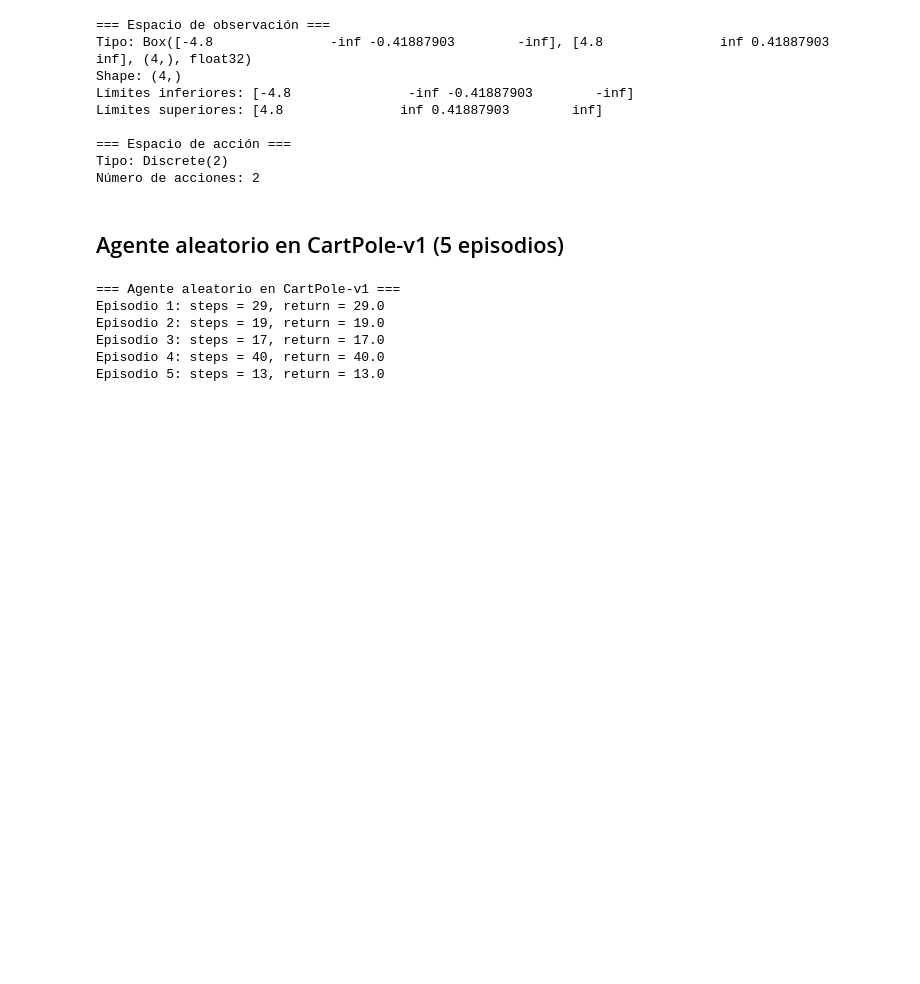
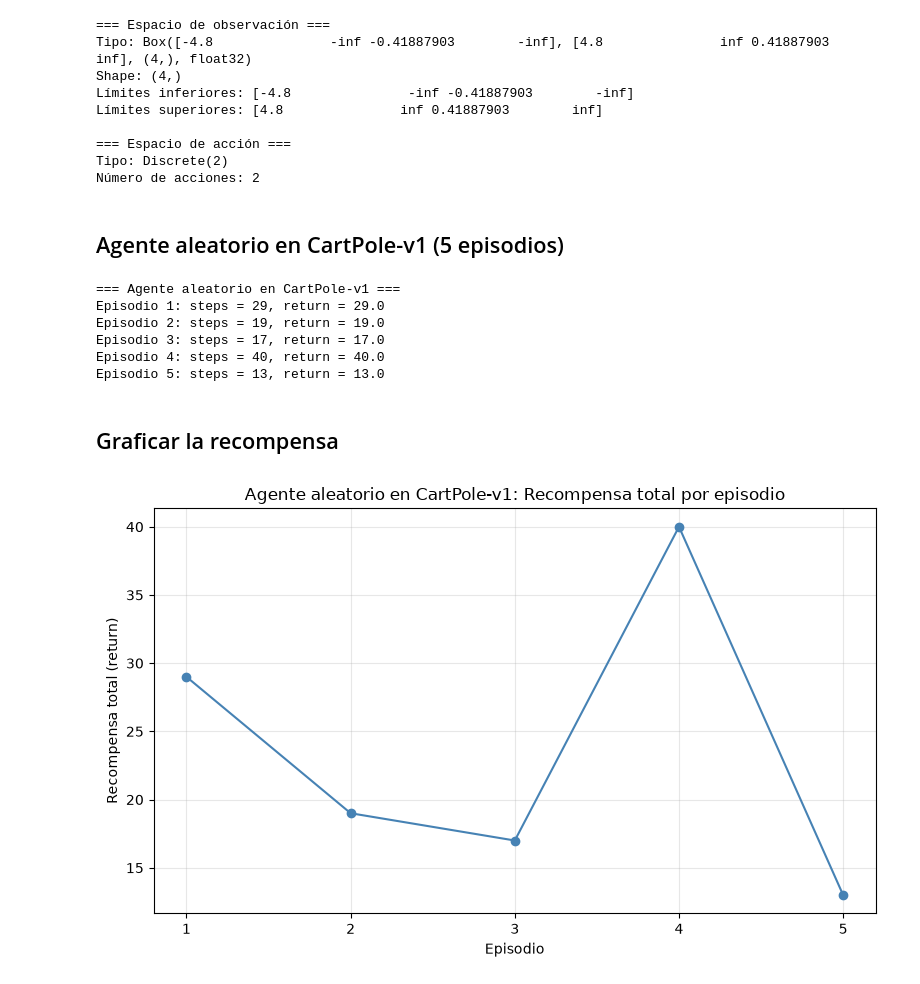
Before and after one commit to CamiR24/Lab4DL, a Jupyter notebook: lab4.ipynb, the cells around one changed output. Drawn from its saved outputs; the diff is of its cells as text; code cells hidden in the pictures; blank space fills up the shorter version.

Commit message:
Gráfica de recompensa

```diff
--- a/lab4.ipynb
+++ b/lab4.ipynb
@@ -99,3 +99,19 @@ Episodio 2: steps = 19, return = 19.0
 Episodio 3: steps = 17, return = 17.0
 Episodio 4: steps = 40, return = 40.0
 Episodio 5: steps = 13, return = 13.0
+# %% [markdown]
+## Graficar la recompensa
+# %%
+episodios = range(1, len(returns_cartpole) + 1)
+
+plt.figure(figsize=(8, 5))
+plt.plot(episodios, returns_cartpole, marker='o', linestyle='-', color='steelblue')
+plt.title("Agente aleatorio en CartPole-v1: Recompensa total por episodio")
+plt.xlabel("Episodio")
+plt.ylabel("Recompensa total (return)")
+plt.xticks(episodios)
+plt.grid(True, alpha=0.3)
+plt.tight_layout()
+plt.show()
+# %% [output]
+[figure, added]
```
